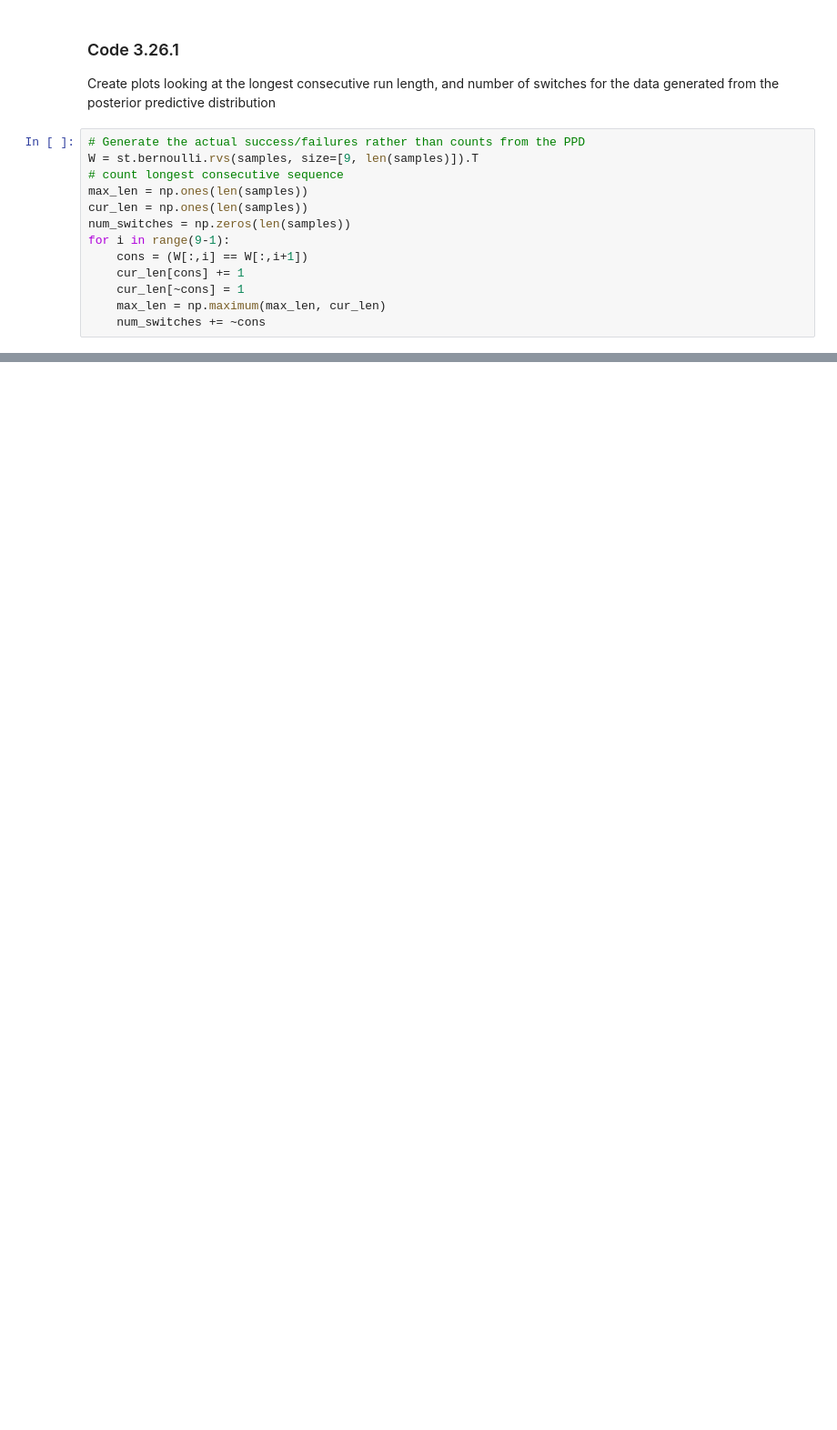
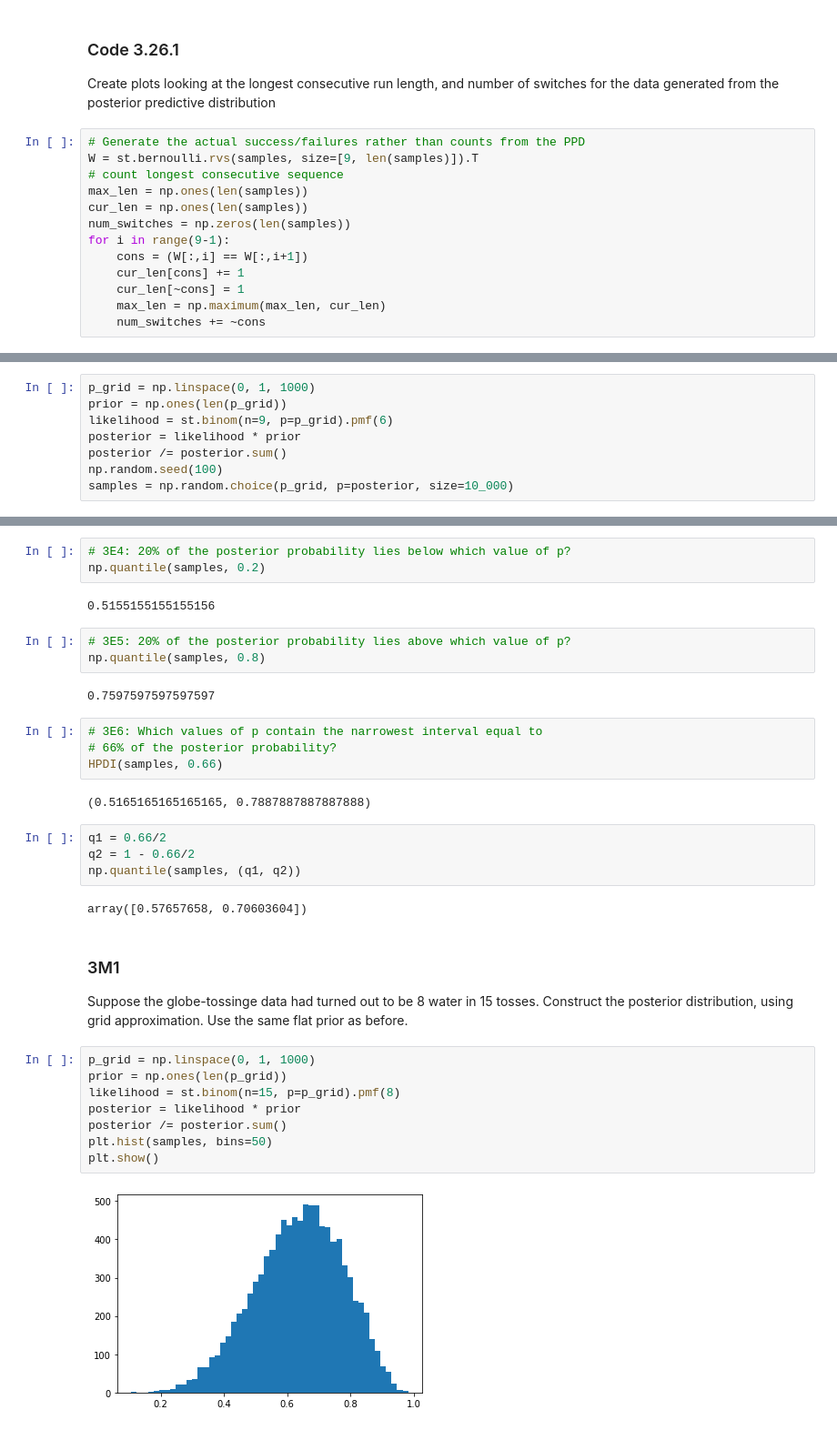
Before and after one commit to ecotner/statistical-rethinking, a Jupyter notebook: notebooks/3_sampling_the_imaginary.ipynb, the cells around one changed output, grey strips where cells are left out. Shown: that part at 91% size. Cells and saved outputs as stored; diff of their text form; blank space fills up the shorter version.

```diff
--- a/notebooks/3_sampling_the_imaginary.ipynb
+++ b/notebooks/3_sampling_the_imaginary.ipynb
@@ -330,0 +337,8 @@ plt.show()
+# %%
+p_grid = np.linspace(0, 1, 1000)
+prior = np.ones(len(p_grid))
+likelihood = st.binom(n=9, p=p_grid).pmf(6)
+posterior = likelihood * prior
+posterior /= posterior.sum()
+np.random.seed(100)
+samples = np.random.choice(p_grid, p=posterior, size=10_000)
@@ -330,0 +362,35 @@ plt.show()
+# %%
+# 3E4: 20% of the posterior probability lies below which value of p?
+np.quantile(samples, 0.2)
+# %% [output]
+0.5155155155155156
+# %%
+# 3E5: 20% of the posterior probability lies above which value of p?
+np.quantile(samples, 0.8)
+# %% [output]
+0.7597597597597597
+# %%
+# 3E6: Which values of p contain the narrowest interval equal to
+# 66% of the posterior probability?
+HPDI(samples, 0.66)
+# %% [output]
+(0.5165165165165165, 0.7887887887887888)
+# %%
+q1 = 0.66/2
+q2 = 1 - 0.66/2
+np.quantile(samples, (q1, q2))
+# %% [output]
+array([0.57657658, 0.70603604])
+# %% [markdown]
+### 3M1
+Suppose the globe-tossinge data had turned out to be 8 water in 15 tosses. Construct the posterior distribution, using grid approximation. Use the same flat prior as before.
+# %%
+p_grid = np.linspace(0, 1, 1000)
+prior = np.ones(len(p_grid))
+likelihood = st.binom(n=15, p=p_grid).pmf(8)
+posterior = likelihood * prior
+posterior /= posterior.sum()
+plt.hist(samples, bins=50)
+plt.show()
+# %% [output]
+[figure, added]
```
Also changed, not shown: parts of 31 cells of this notebook.
